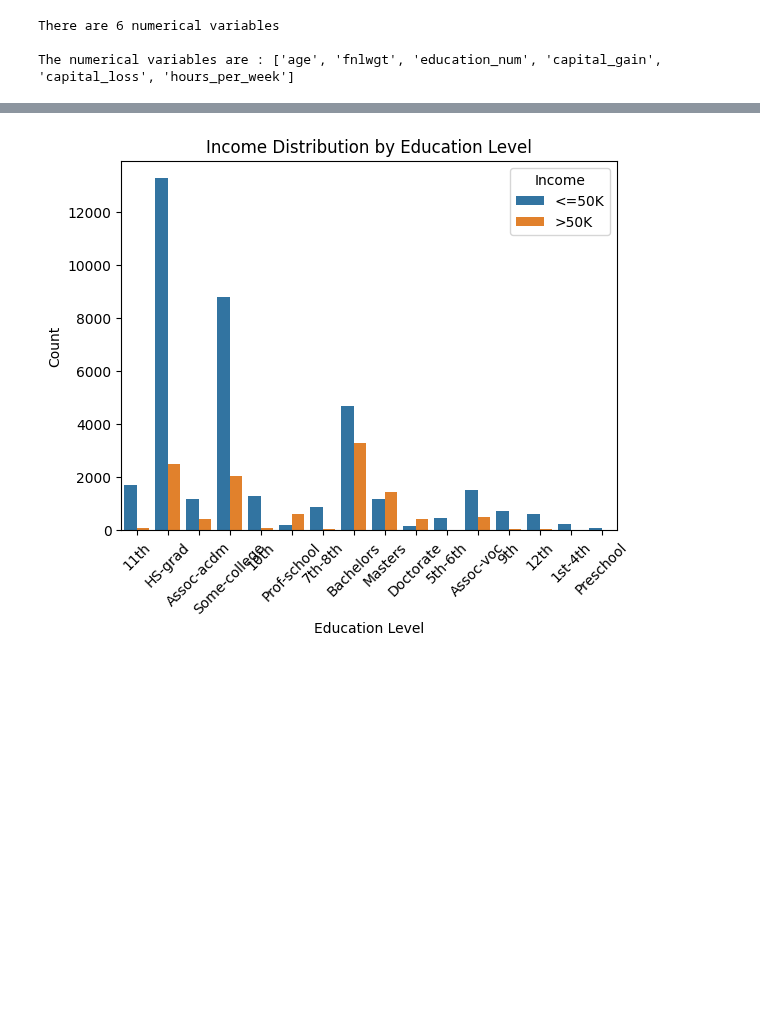
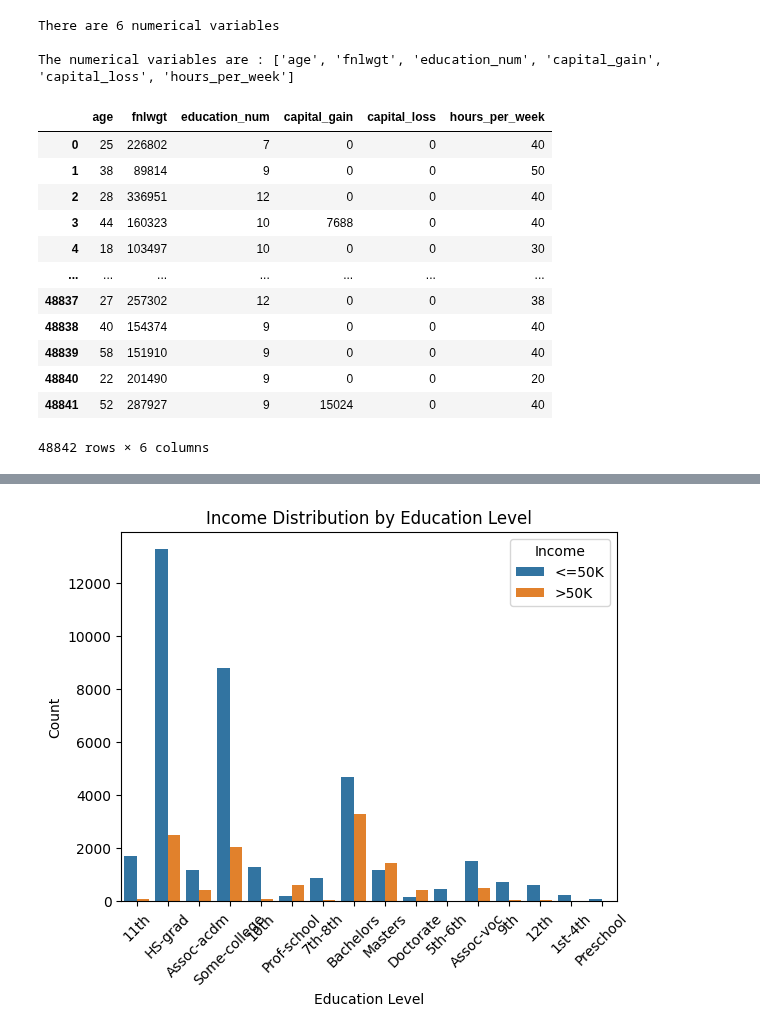
Before and after one commit to eva-f00/bayes_xml, a Jupyter notebook: Naive Bayes Classifier.ipynb, the cells around one changed output, grey strips where cells are left out. Cells and saved outputs as stored; diff of their text form; code cells hidden in the pictures; blank space fills up the shorter version.

```diff
--- a/Naive Bayes Classifier.ipynb
+++ b/Naive Bayes Classifier.ipynb
@@ -260 +261,17 @@ data.drop(['fnlwgt'], axis=1, inplace=True)
+# %%
+data[numerical_cols]
+# %% [output]
+|  | age | fnlwgt | education_num | capital_gain | capital_loss | hours_per_week |
+| 0 | 25 | 226802 | 7 | 0 | 0 | 40 |
+| 1 | 38 | 89814 | 9 | 0 | 0 | 50 |
+| 2 | 28 | 336951 | 12 | 0 | 0 | 40 |
+| 3 | 44 | 160323 | 10 | 7688 | 0 | 40 |
+| 4 | 18 | 103497 | 10 | 0 | 0 | 30 |
+| ... | ... | ... | ... | ... | ... | ... |
+| 48837 | 27 | 257302 | 12 | 0 | 0 | 38 |
+| 48838 | 40 | 154374 | 9 | 0 | 0 | 40 |
+| 48839 | 58 | 151910 | 9 | 0 | 0 | 40 |
+| 48840 | 22 | 201490 | 9 | 0 | 0 | 20 |
+| 48841 | 52 | 287927 | 9 | 15024 | 0 | 40 |
+48842 rows × 6 columns
 # %%
```
Also changed, not shown: parts of 53 cells of this notebook.
